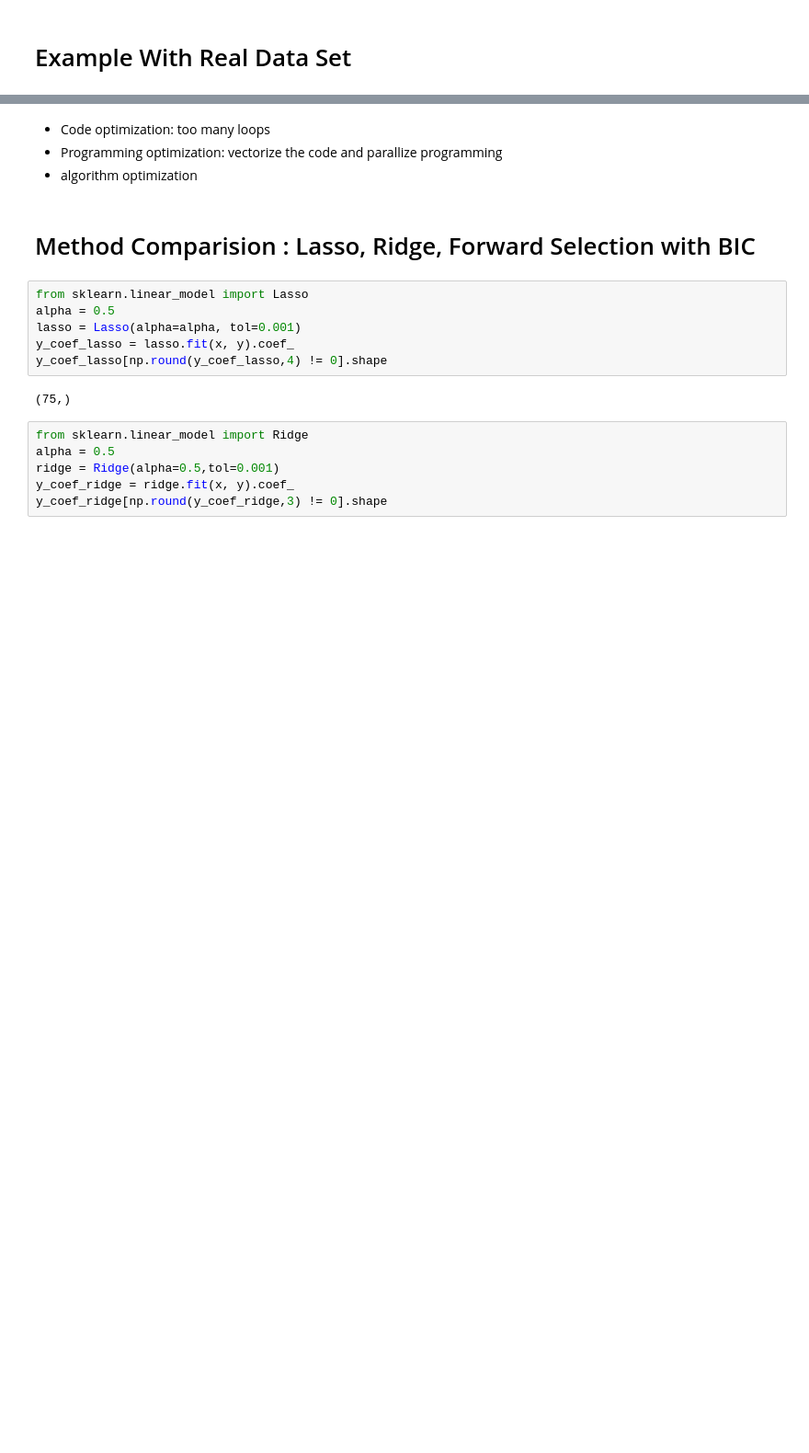
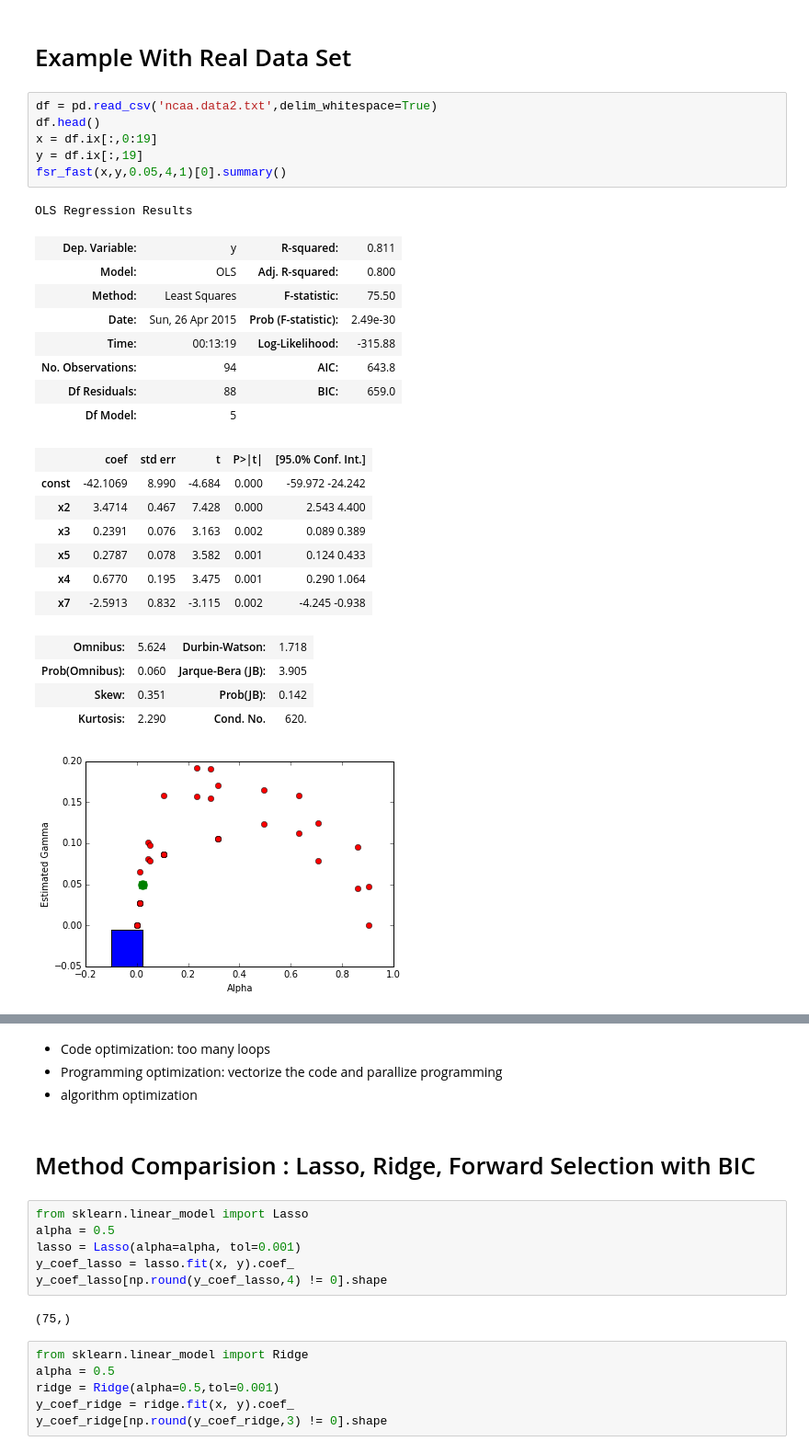
Before and after one commit to yc205/663-final-project, a Jupyter notebook: final draft 1.ipynb, the cells around one changed output, grey strips where cells are left out. Shown at 92% size. Cells and saved outputs as stored; diff of their text form; blank space fills up the shorter version.

```diff
--- a/final draft 1.ipynb
+++ b/final draft 1.ipynb
@@ -162,5 +122,33 @@ def bag_fsr(x,y,B,gam0):
 # %% [markdown]
 # Example With Real Data Set
+# %%
+df = pd.read_csv('ncaa.data2.txt',delim_whitespace=True)
+df.head()
+x = df.ix[:,0:19]
+y = df.ix[:,19]
+fsr_fast(x,y,0.05,4,1)[0].summary()
+# %% [output]
+OLS Regression Results
+| Dep. Variable: | y | R-squared: | 0.811 |
+| Model: | OLS | Adj. R-squared: | 0.800 |
+| Method: | Least Squares | F-statistic: | 75.50 |
+| Date: | Sun, 26 Apr 2015 | Prob (F-statistic): | 2.49e-30 |
+| Time: | 00:13:19 | Log-Likelihood: | -315.88 |
+| No. Observations: | 94 | AIC: | 643.8 |
+| Df Residuals: | 88 | BIC: | 659.0 |
+| Df Model: | 5 |  |  |
+|  | coef | std err | t | P>|t| | [95.0% Conf. Int.] |
+| const | -42.1069 | 8.990 | -4.684 | 0.000 | -59.972 -24.242 |
+| x2 | 3.4714 | 0.467 | 7.428 | 0.000 | 2.543 4.400 |
+| x3 | 0.2391 | 0.076 | 3.163 | 0.002 | 0.089 0.389 |
+| x5 | 0.2787 | 0.078 | 3.582 | 0.001 | 0.124 0.433 |
+| x4 | 0.6770 | 0.195 | 3.475 | 0.001 | 0.290 1.064 |
+| x7 | -2.5913 | 0.832 | -3.115 | 0.002 | -4.245 -0.938 |
+| Omnibus: | 5.624 | Durbin-Watson: | 1.718 |
+| Prob(Omnibus): | 0.060 | Jarque-Bera (JB): | 3.905 |
+| Skew: | 0.351 | Prob(JB): | 0.142 |
+| Kurtosis: | 2.290 | Cond. No. | 620. |
+[figure, added]
 # %%
 # Real Case 1: 12 linear variables
 df = pd.read_csv('actg.175.trt0.txt',delim_whitespace=True)
```
Also changed, not shown: parts of 7 cells of this notebook, 1 other file.
